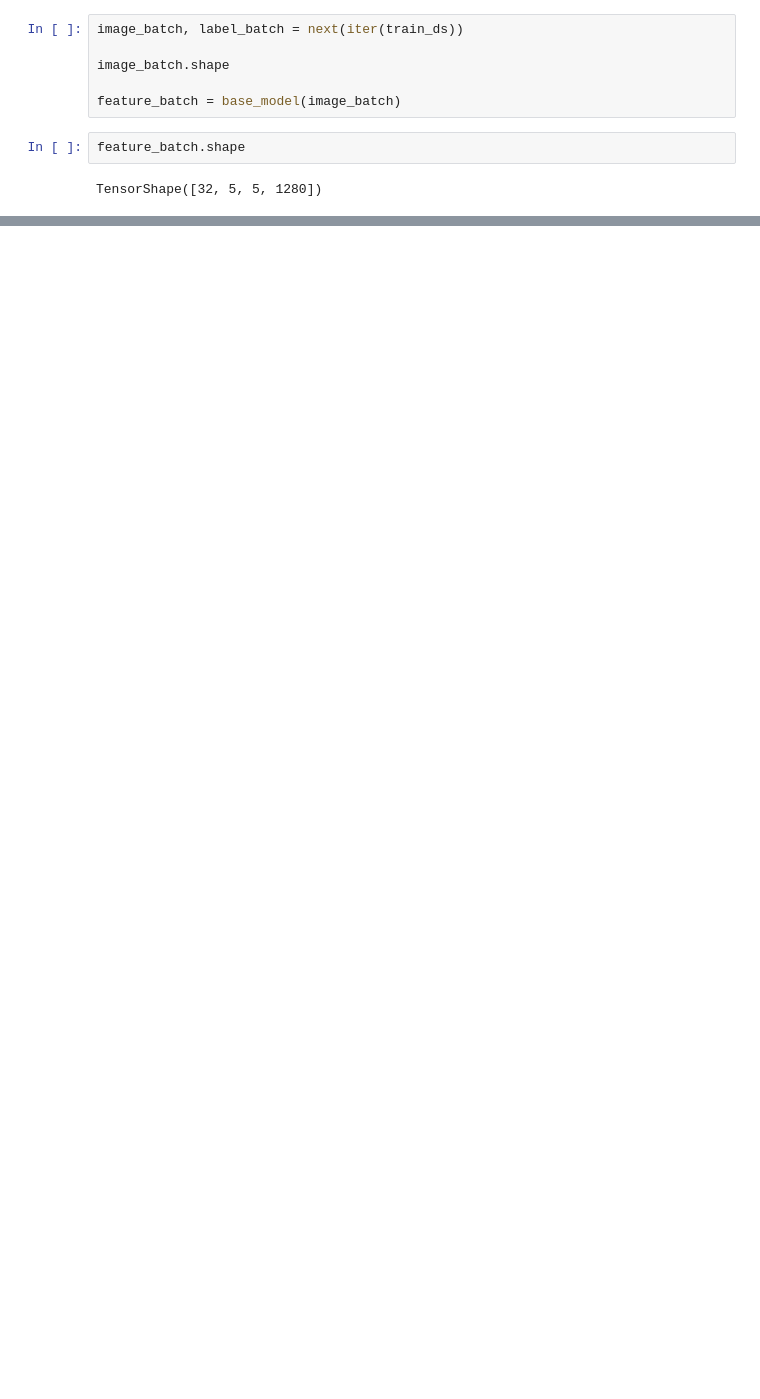
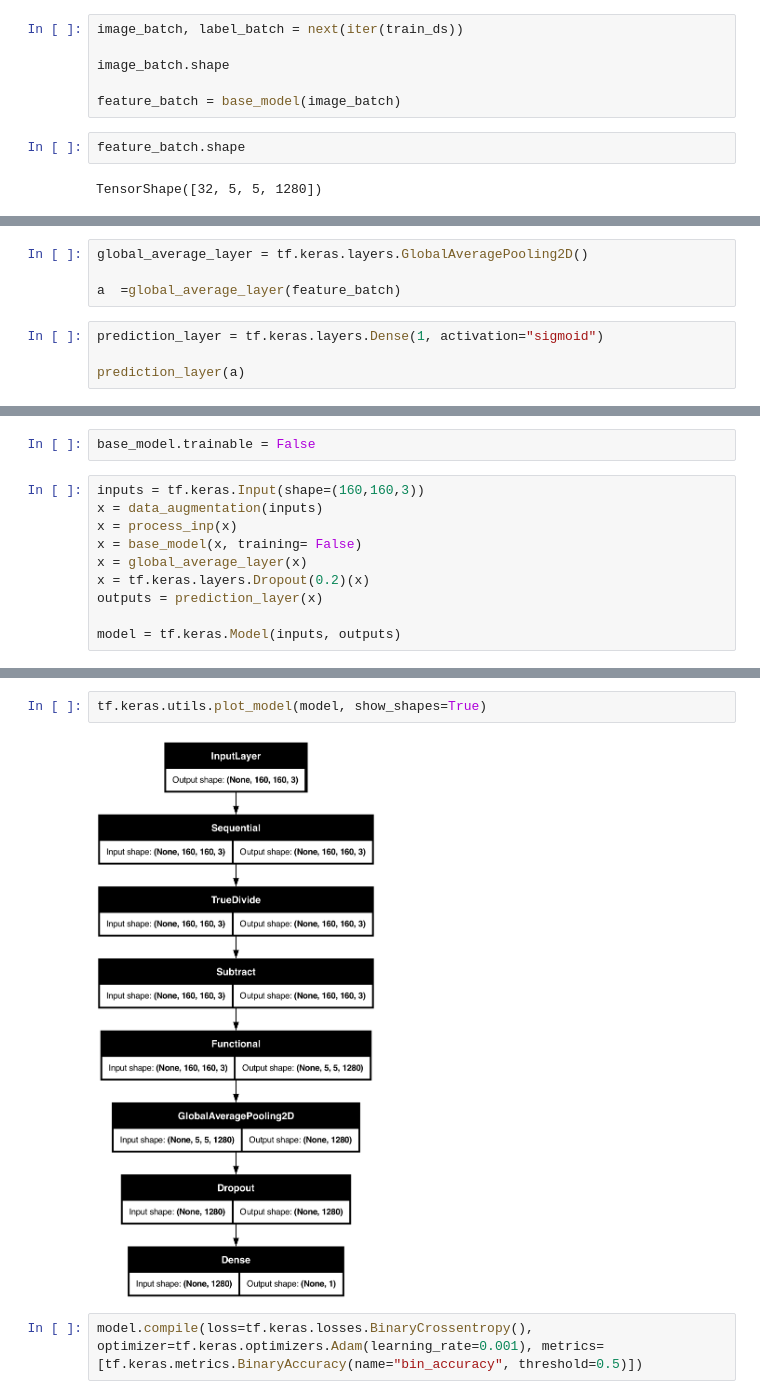
Before and after one commit to Linux-Server/Transformers, a Jupyter notebook: CV/transfer_learning.ipynb, the cells around one changed output, grey strips where cells are left out. Drawn from its saved outputs; the diff is of its cells as text; blank space fills up the shorter version.

```diff
--- a/CV/transfer_learning.ipynb
+++ b/CV/transfer_learning.ipynb
@@ -212,0 +177,8 @@ Successfully installed Flask-3.1.1 Mako-1.3.10 alembic-1.16.2 blinker-1.9.0 cach
+# %%
+global_average_layer = tf.keras.layers.GlobalAveragePooling2D()
+
+a  =global_average_layer(feature_batch)
+# %%
+prediction_layer = tf.keras.layers.Dense(1, activation="sigmoid")
+
+prediction_layer(a)
@@ -212,0 +203,12 @@ Successfully installed Flask-3.1.1 Mako-1.3.10 alembic-1.16.2 blinker-1.9.0 cach
+# %%
+base_model.trainable = False
+# %%
+inputs = tf.keras.Input(shape=(160,160,3))
+x = data_augmentation(inputs)
+x = process_inp(x)
+x = base_model(x, training= False)
+x = global_average_layer(x)
+x = tf.keras.layers.Dropout(0.2)(x)
+outputs = prediction_layer(x)
+
+model = tf.keras.Model(inputs, outputs)
@@ -212,0 +250,6 @@ Successfully installed Flask-3.1.1 Mako-1.3.10 alembic-1.16.2 blinker-1.9.0 cach
+# %%
+tf.keras.utils.plot_model(model, show_shapes=True)
+# %% [output]
+[figure, added]
+# %%
+model.compile(loss=tf.keras.losses.BinaryCrossentropy(), optimizer=tf.keras.optimizers.Adam(learning_rate=0.001), metrics=[tf.keras.metrics.BinaryAccuracy(name="bin_accuracy", threshold=0.5)])
```
Also changed, not shown: parts of 15 cells of this notebook, 1 other file.
